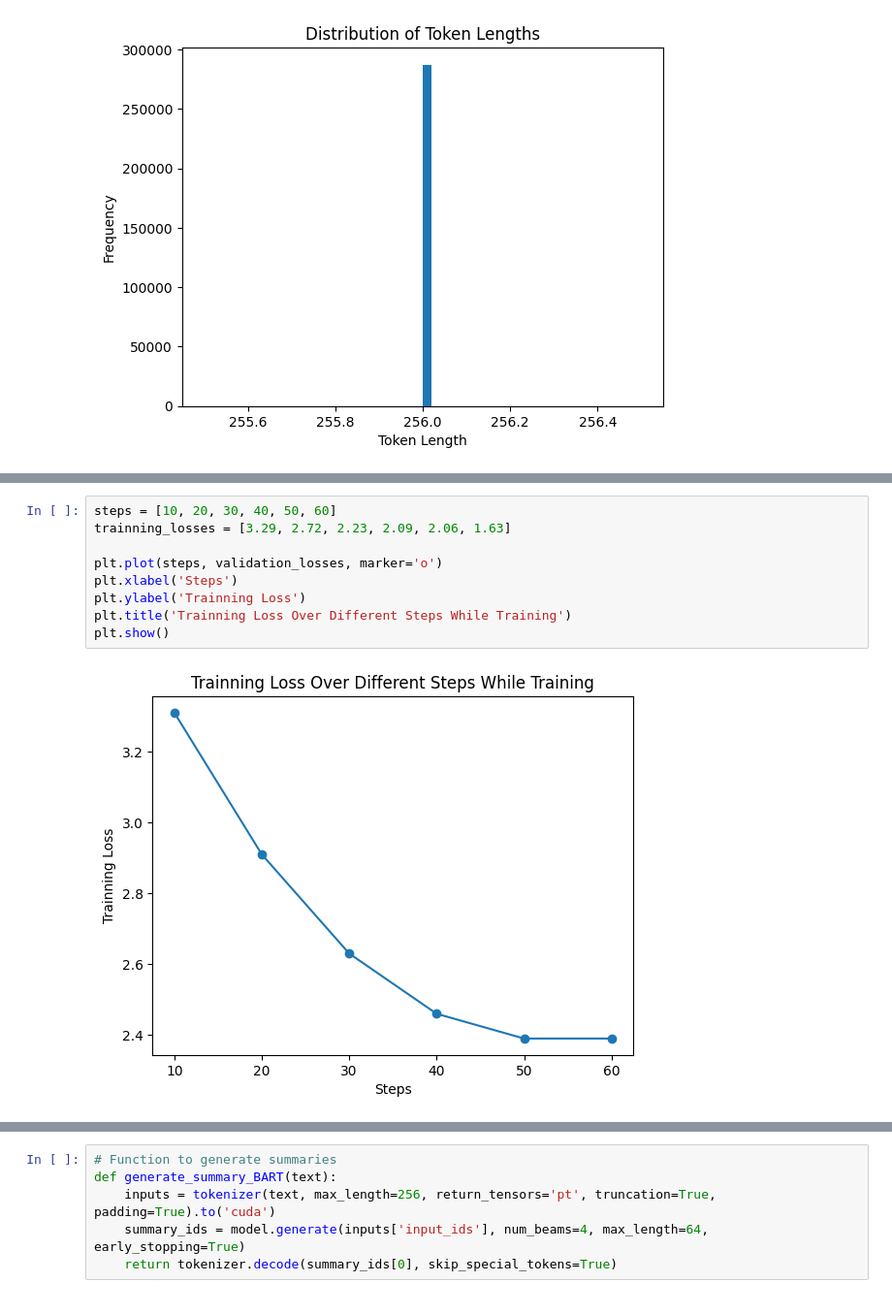
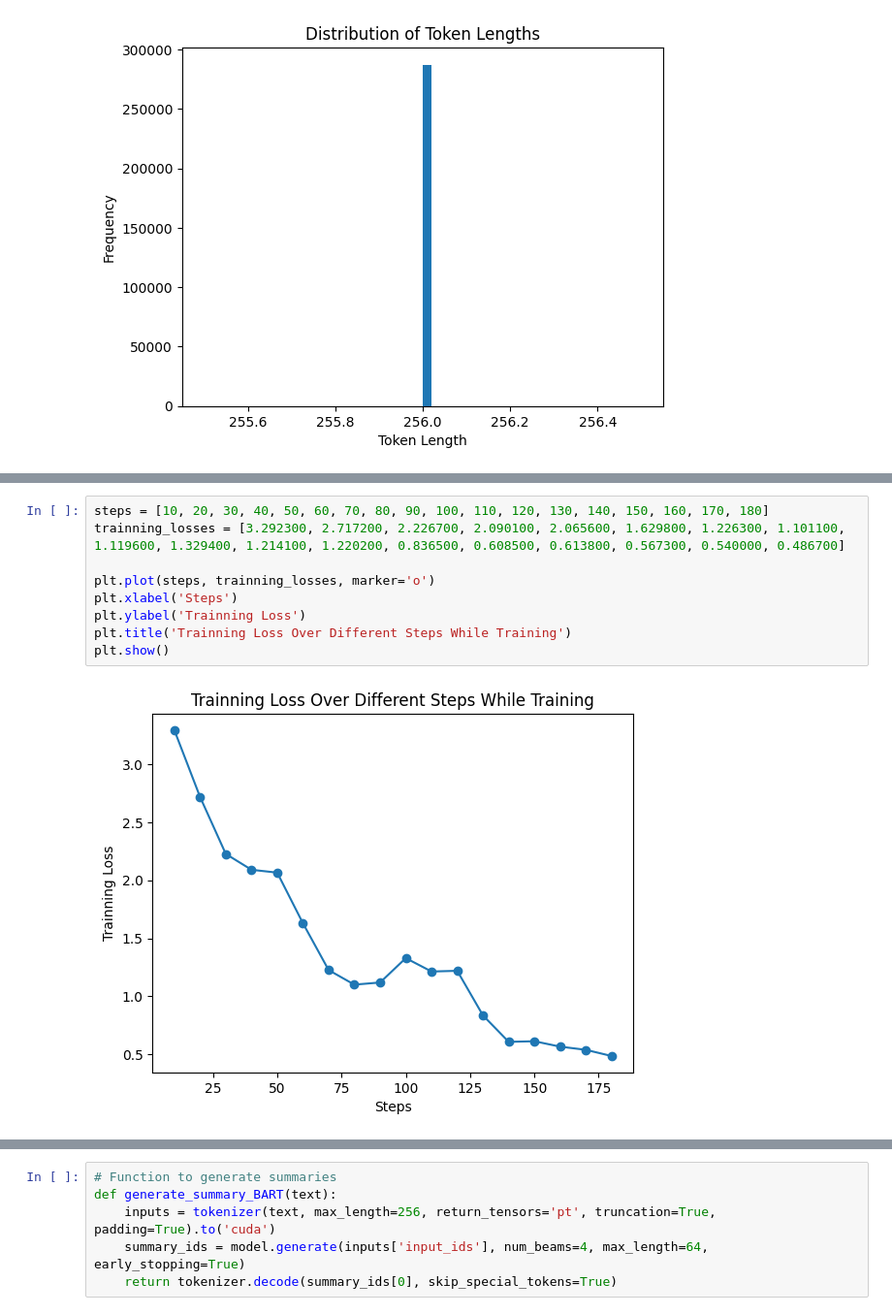
Before and after one commit to khp53/EssenceExtract---Summarize-a-long-article-using-BART, a Jupyter notebook: EssenceExtract_Summarize_a_long_article_using_BART.ipynb, the cells around one changed output, grey strips where cells are left out. Shown at 97% size. Cells and saved outputs as stored; diff of their text form.

```diff
--- a/EssenceExtract_Summarize_a_long_article_using_BART.ipynb
+++ b/EssenceExtract_Summarize_a_long_article_using_BART.ipynb
@@ -356,14 +342,14 @@ plt.show()
 # %%
-steps = [10, 20, 30, 40, 50, 60]
-trainning_losses = [3.29, 2.72, 2.23, 2.09, 2.06, 1.63]
+steps = [10, 20, 30, 40, 50, 60, 70, 80, 90, 100, 110, 120, 130, 140, 150, 160, 170, 180]
+trainning_losses = [3.292300, 2.717200, 2.226700, 2.090100, 2.065600, 1.629800, 1.226300, 1.101100, 1.119600, 1.329400, 1.214100, 1.220200, 0.836500, 0.608500, 0.613800, 0.567300, 0.540000, 0.486700]
 
-plt.plot(steps, validation_losses, marker='o')
+plt.plot(steps, trainning_losses, marker='o')
 plt.xlabel('Steps')
 plt.ylabel('Trainning Loss')
 plt.title('Trainning Loss Over Different Steps While Training')
 plt.show()
 # %% [output]
-[figure, old version]
+[figure, new version]
 # %%
 data = {'Eval Loss': test_results.get('eval_loss', 0.0),
         'Eval Samples/Second': test_results.get('eval_samples_per_second', 0.0),
```
Also changed, not shown: parts of 22 cells of this notebook.
